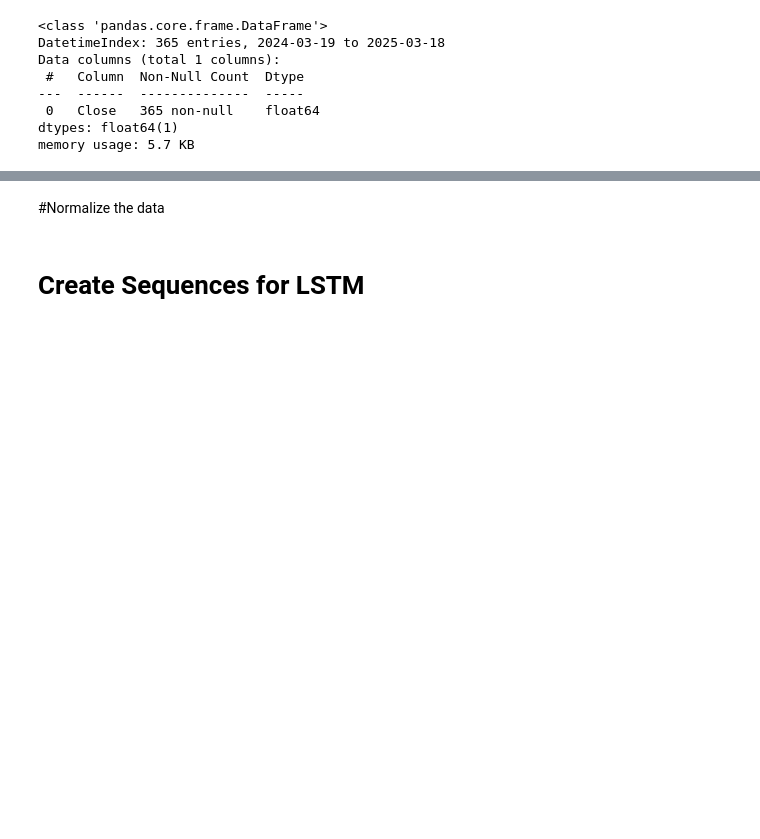
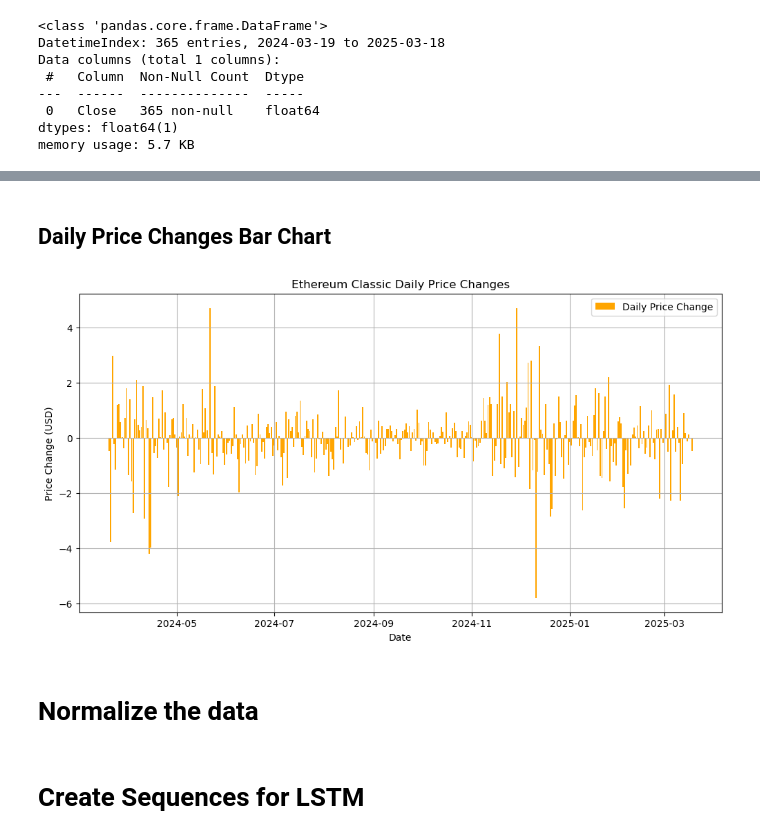
Before and after one commit to chathuryaprasad/ETC-Crypro-Prediction, a Jupyter notebook: ETC_prediction.ipynb, the cells around one changed output, grey strips where cells are left out. Drawn from its saved outputs; the diff is of its cells as text; code cells hidden in the pictures; blank space fills up the shorter version.

```diff
--- a/ETC_prediction.ipynb
+++ b/ETC_prediction.ipynb
@@ -43,5 +45,21 @@ memory usage: 5.7 KB
+# %% [markdown]
+## Daily Price Changes Bar Chart
+# %%
+# Calculate daily price changes
+df['Daily Change'] = df['Close'].diff()
+
+plt.figure(figsize=(12, 6))
+plt.bar(df.index, df['Daily Change'], label='Daily Price Change', color='orange', width=0.8)
+plt.title('Ethereum Classic Daily Price Changes')
+plt.xlabel('Date')
+plt.ylabel('Price Change (USD)')
+plt.legend()
+plt.grid()
+plt.show()
+# %% [output]
+[figure, added]
 # %% [markdown]
-#Normalize the data
+# Normalize the data
 # %%
 # Normalize the data
 scaler = MinMaxScaler()
```
Also changed, not shown: parts of 11 cells of this notebook.
